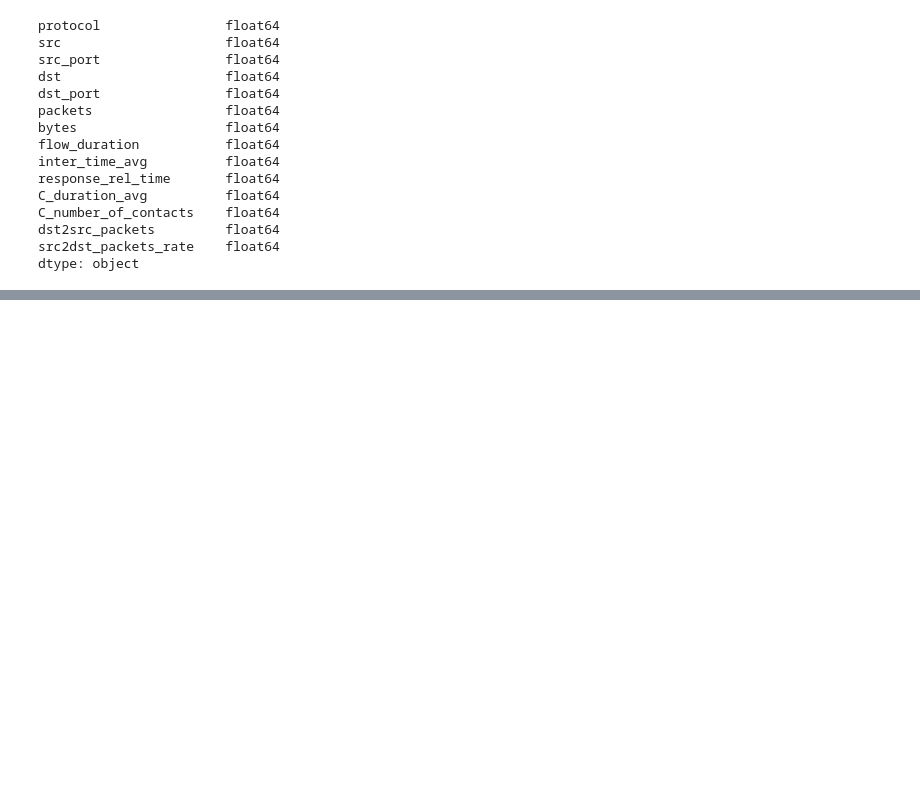
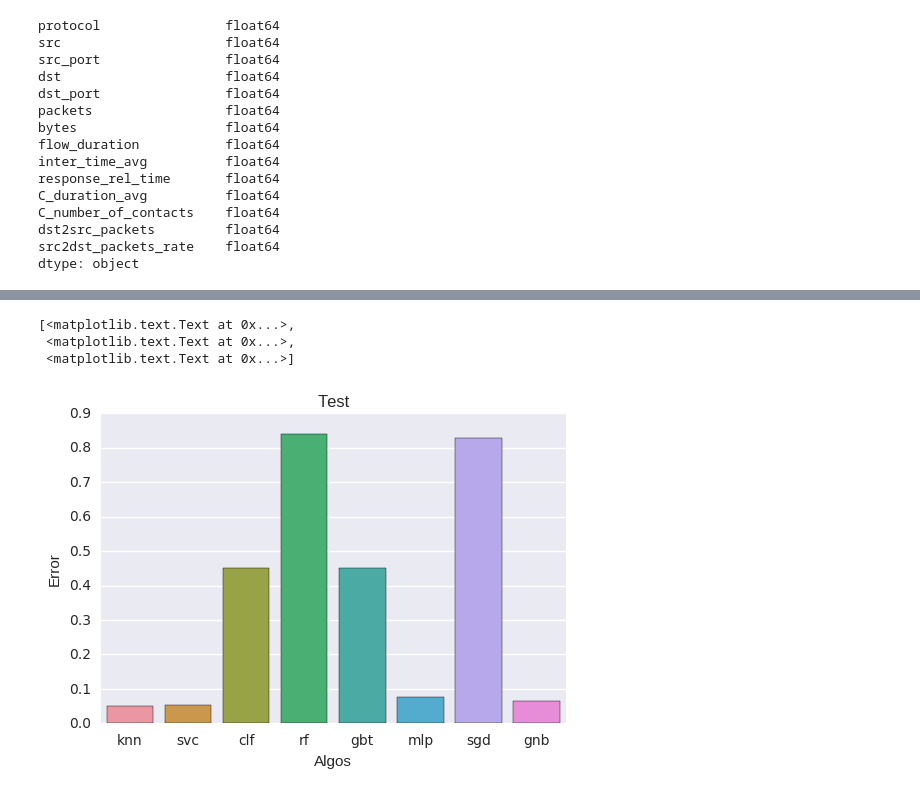
Before and after one commit to recluse27/MyProjects, a Jupyter notebook: coursework_final.ipynb, the cells around one changed output, grey strips where cells are left out. Saved outputs shown, nothing was run; the diff lists cells and outputs as text; code cells hidden in the pictures; blank space fills up the shorter version.

```diff
--- a/coursework_final.ipynb
+++ b/coursework_final.ipynb
@@ -409,0 +396,8 @@ avg / total       0.88      0.94      0.91      1492
+# %%
+ax = sns.barplot(x=data_names, y=data_values_test)
+ax.set(title='Test', xlabel='Algos', ylabel='Error')
+# %% [output]
+[<matplotlib.text.Text at 0x...>,
+ <matplotlib.text.Text at 0x...>,
+ <matplotlib.text.Text at 0x...>]
+[figure, added]
```
Also changed, not shown: parts of 33 cells of this notebook.
